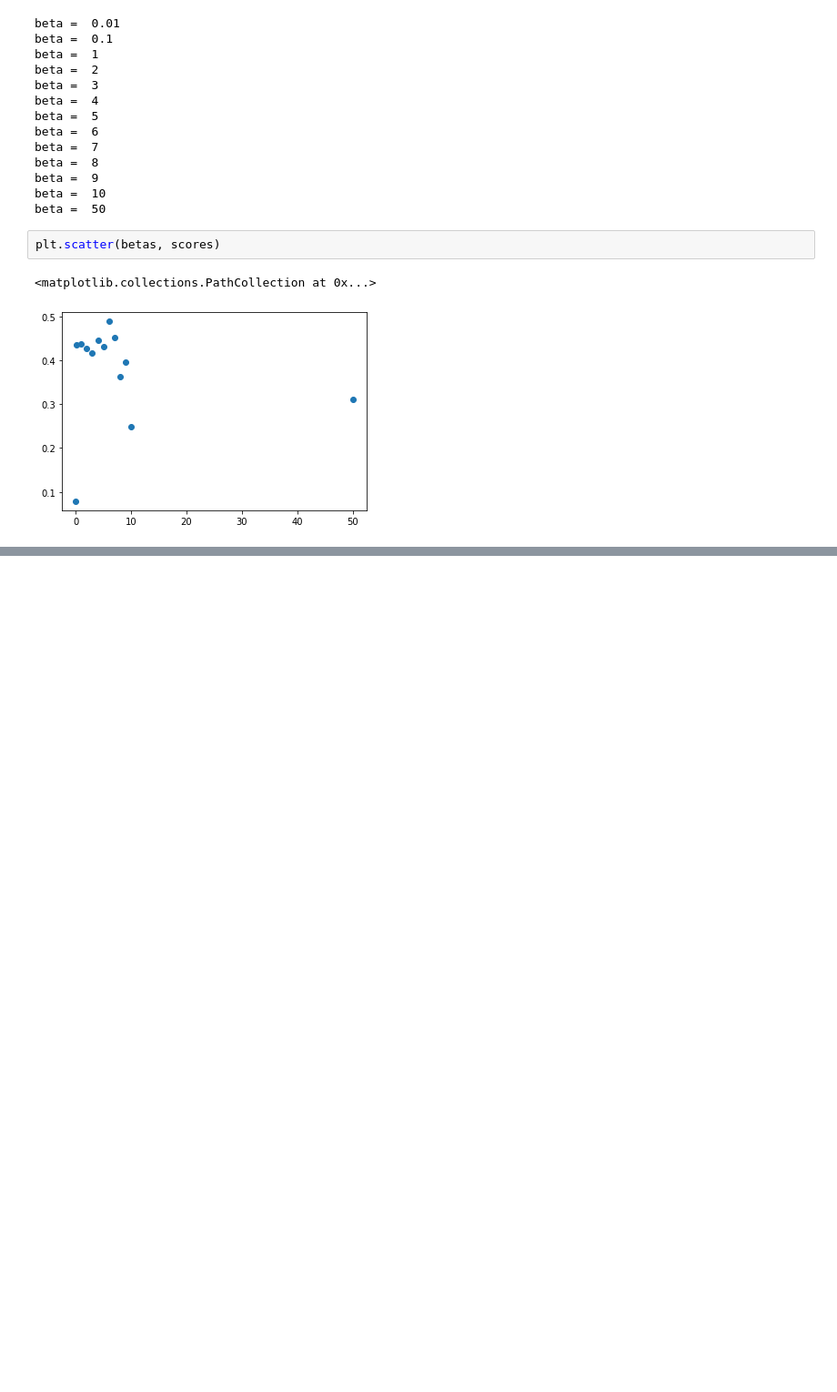
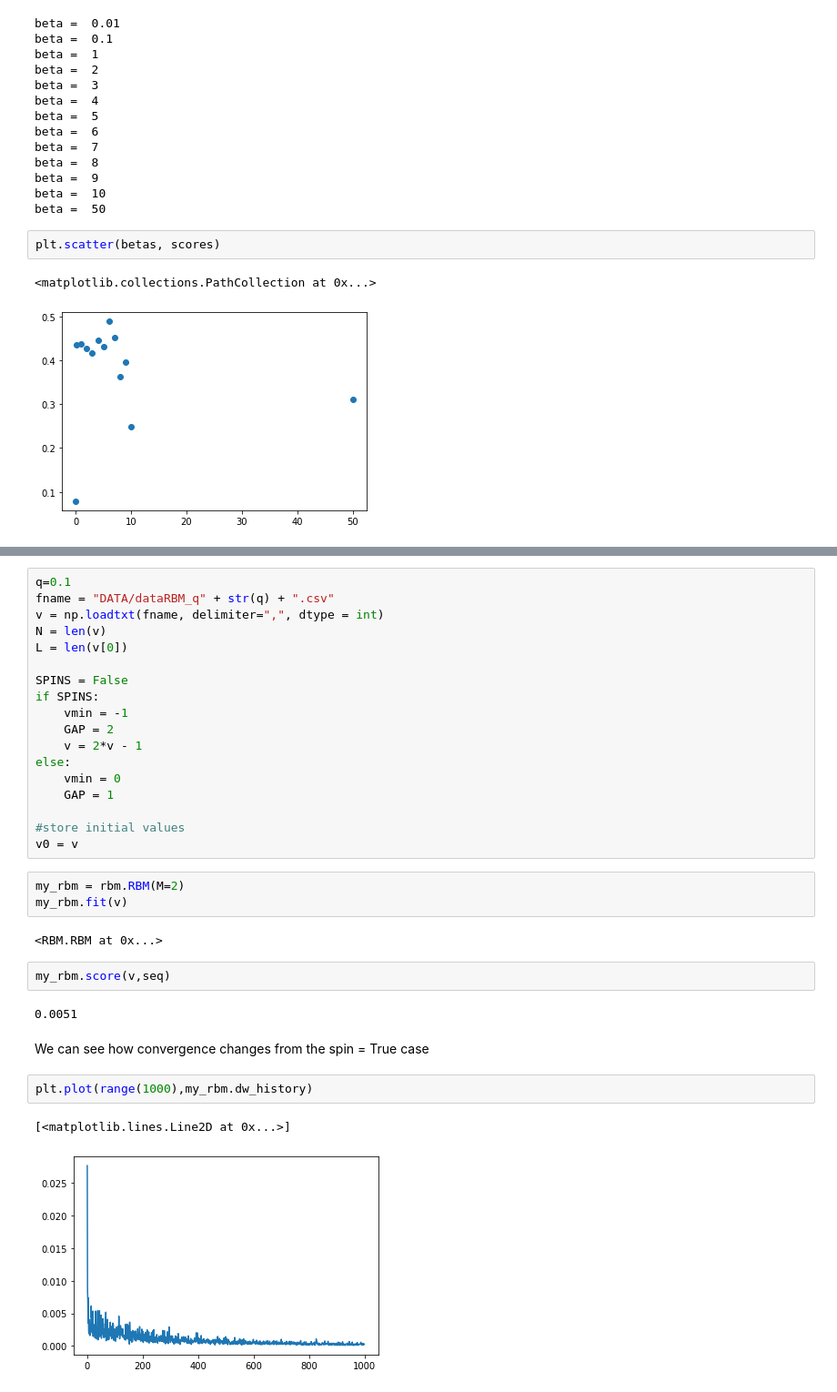
Before and after one commit to LorenzoBuriola/LoCP_moduleB, a Jupyter notebook: Week5/FPGheArt_exercise5.ipynb, the cells around one changed output, grey strips where cells are left out. Shown at 91% size. Cells and saved outputs as stored; diff of their text form; blank space fills up the shorter version.

```diff
--- a/Week5/FPGheArt_exercise5.ipynb
+++ b/Week5/FPGheArt_exercise5.ipynb
@@ -142,0 +181,34 @@ plt.scatter(betas, scores)
+# %%
+q=0.1
+fname = "DATA/dataRBM_q" + str(q) + ".csv"
+v = np.loadtxt(fname, delimiter=",", dtype = int)
+N = len(v)
+L = len(v[0])
+
+SPINS = False
+if SPINS:
+    vmin = -1
+    GAP = 2
+    v = 2*v - 1
+else:
+    vmin = 0
+    GAP = 1
+
+#store initial values
+v0 = v
+# %%
+my_rbm = rbm.RBM(M=2)
+my_rbm.fit(v)
+# %% [output]
+<RBM.RBM at 0x...>
+# %%
+my_rbm.score(v,seq)
+# %% [output]
+0.0051
+# %% [markdown]
+We can see how convergence changes from the spin = True case
+# %%
+plt.plot(range(1000),my_rbm.dw_history)
+# %% [output]
+[<matplotlib.lines.Line2D at 0x...>]
+[figure, added]
```
Also changed, not shown: parts of 9 cells of this notebook, 1 other file.
